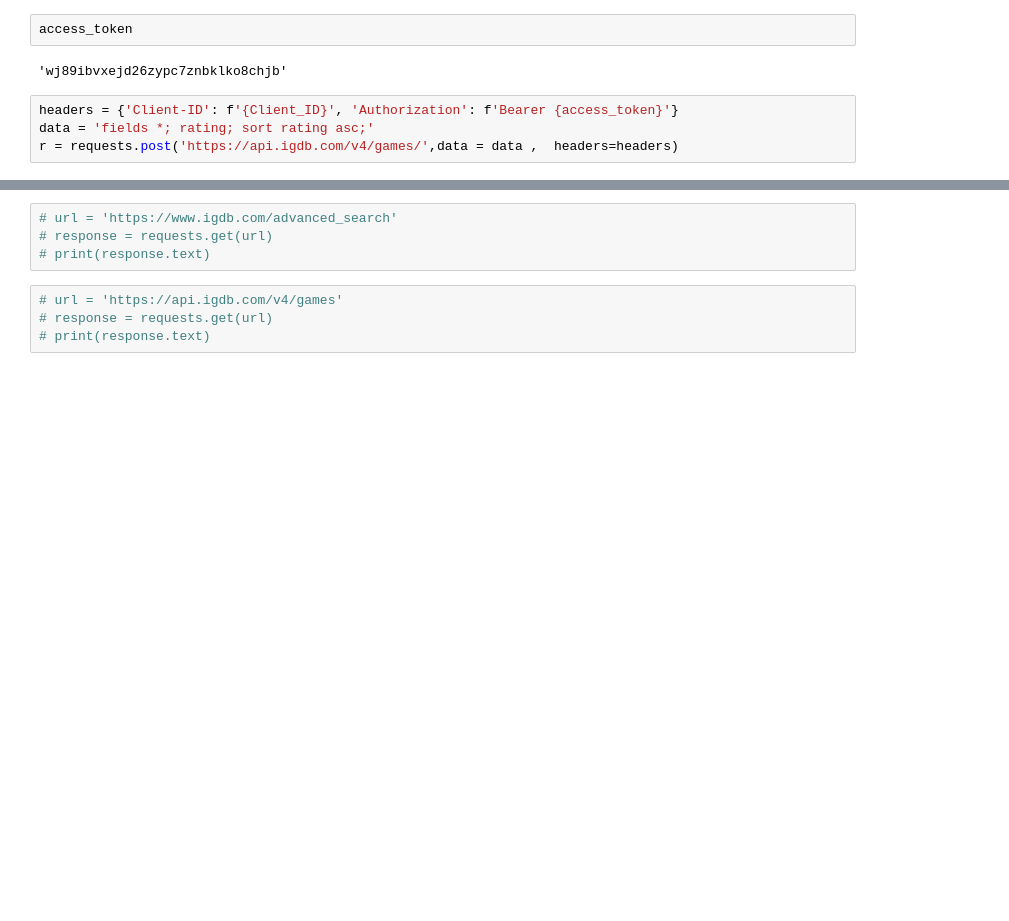
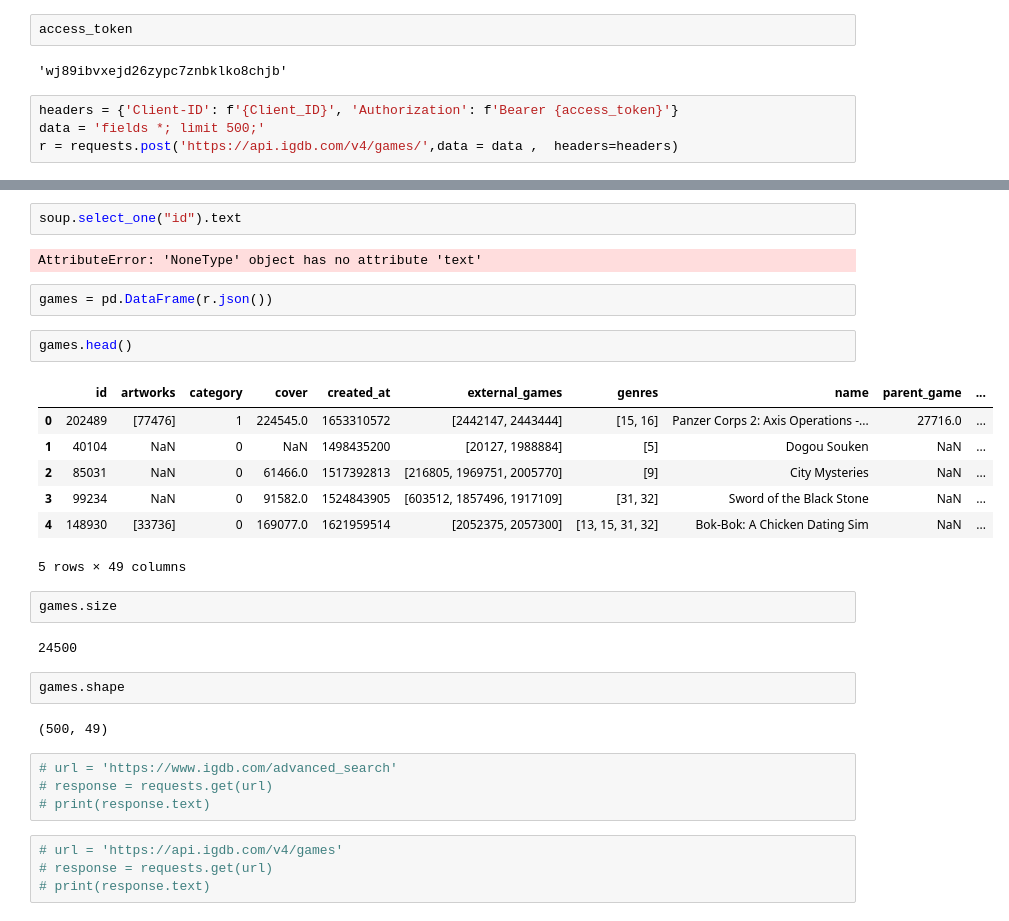
Before and after one commit to MrEnigmamgine/Videogame-Capstone_fork, a Jupyter notebook: glady's notebook.ipynb, the cells around one changed output, grey strips where cells are left out. Saved outputs shown, nothing was run; the diff lists cells and outputs as text; blank space fills up the shorter version.

```diff
--- a/glady's notebook.ipynb
+++ b/glady's notebook.ipynb
@@ -30,6 +30,6 @@ access_token
 'wj89ibvxejd26zypc7znbklko8chjb'
 # %%
 headers = {'Client-ID': f'{Client_ID}', 'Authorization': f'Bearer {access_token}'}
-data = 'fields *; rating; sort rating asc;'
+data = 'fields *; limit 500;'
 r = requests.post('https://api.igdb.com/v4/games/',data = data ,  headers=headers)
 # %%
@@ -55,3 +94,27 @@ print(r.text[:1000])
+# %%
+soup.select_one("id").text
+# %% [output]
+AttributeError: 'NoneType' object has no attribute 'text'
+# %%
+games = pd.DataFrame(r.json())
+# %%
+games.head()
+# %% [output]
+|  | id | artworks | category | cover | created_at | external_games | genres | name | parent_game | ... |
+| 0 | 202489 | [77476] | 1 | 224545.0 | 1653310572 | [2442147, 2443444] | [15, 16] | Panzer Corps 2: Axis Operations -... | 27716.0 | ... |
+| 1 | 40104 | NaN | 0 | NaN | 1498435200 | [20127, 1988884] | [5] | Dogou Souken | NaN | ... |
+| 2 | 85031 | NaN | 0 | 61466.0 | 1517392813 | [216805, 1969751, 2005770] | [9] | City Mysteries | NaN | ... |
+| 3 | 99234 | NaN | 0 | 91582.0 | 1524843905 | [603512, 1857496, 1917109] | [31, 32] | Sword of the Black Stone | NaN | ... |
+| 4 | 148930 | [33736] | 0 | 169077.0 | 1621959514 | [2052375, 2057300] | [13, 15, 31, 32] | Bok-Bok: A Chicken Dating Sim | NaN | ... |
+5 rows × 49 columns
+# %%
+games.size
+# %% [output]
+24500
+# %%
+games.shape
+# %% [output]
+(500, 49)
 # %%
 # url = 'https://www.igdb.com/advanced_search'
 # response = requests.get(url)
```
Also changed, not shown: parts of 15 cells of this notebook.
